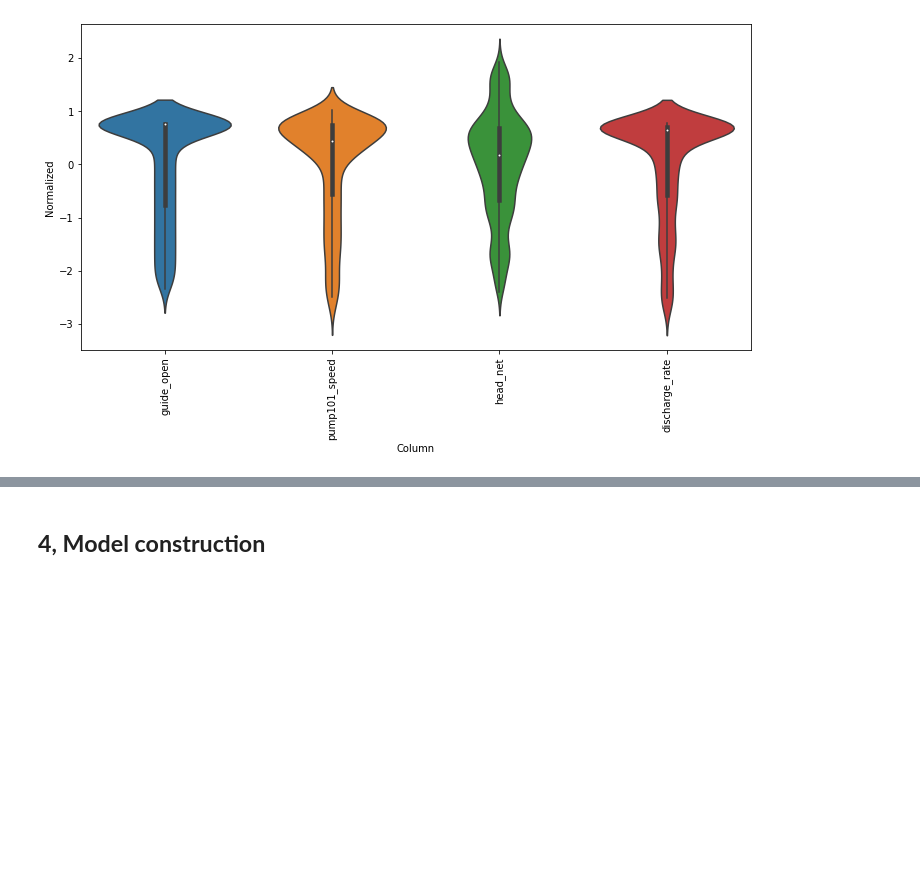
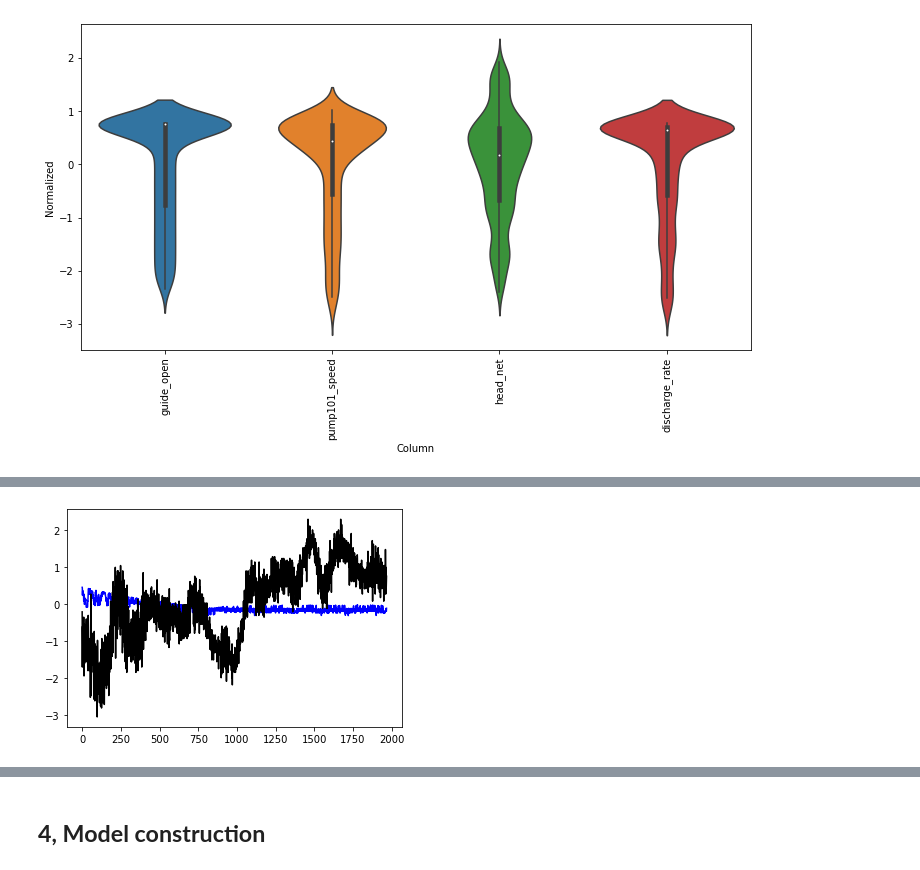
Before and after one commit to wengangmao/vattenfall, a Jupyter notebook: _build/jupyter_execute/contents/codes/tensorflow_simple.ipynb, the cells around one changed output, grey strips where cells are left out. Drawn from its saved outputs; the diff is of its cells as text; code cells hidden in the pictures; blank space fills up the shorter version.

```diff
--- a/_build/jupyter_execute/contents/codes/tensorflow_simple.ipynb
+++ b/_build/jupyter_execute/contents/codes/tensorflow_simple.ipynb
@@ -338,0 +265,8 @@ memory usage: 61.6 KB
+# %%
+df_train = df[feature_keys][int(len(df)/4):int(len(df)/2):100]
+
+df_train = df_train.reset_index(drop=True)
+#df_train.pop('time')
+df_train.pop('head_net')
+df_target = df_train.pop('head_gross')
+df_train.head()
@@ -338,0 +280,29 @@ memory usage: 61.6 KB
+# %%
+# Pre-normalize the features for ML analysis
+norm = tf.keras.layers.Normalization(axis=-1)
+norm.adapt(df_train)
+tf_train = norm(df_train)
+
+# normalize the target (output)
+norm_target = tf.keras.layers.Normalization(axis=None)
+norm_target.adapt(df_target)
+tf_target = norm_target(df_target)
+
+# configure the model
+BATCH_SIZE = 500
+
+def get_basic_model():
+  model = tf.keras.Sequential([
+    norm,
+    tf.keras.layers.Dense(50, activation='relu'),
+    tf.keras.layers.Dense(50, activation='relu'),
+    tf.keras.layers.Dense(1)
+  ])
+
+  model.compile(optimizer='adam',
+                loss=tf.keras.losses.BinaryCrossentropy(from_logits=True),
+                metrics=['accuracy'])
+  return model
+
+model = get_basic_model()
+model.fit(tf_train, tf_target, epochs=10, batch_size=BATCH_SIZE)
@@ -338,0 +331,6 @@ memory usage: 61.6 KB
+# %%
+plt.plot(model.predict(df_train),'b')
+plt.plot(tf_target,'k')
+plt.show()
+# %% [output]
+[figure, added]
```
Also changed, not shown: parts of 41 cells of this notebook, 25 other files.
